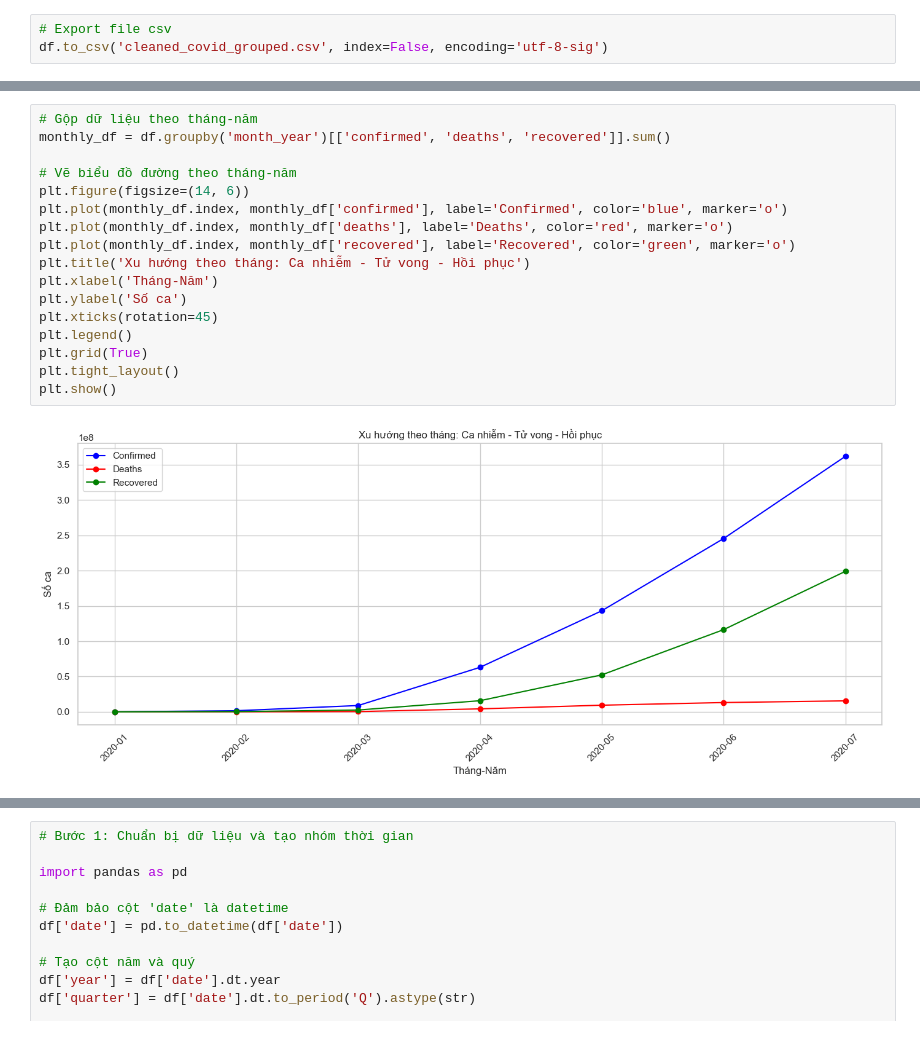
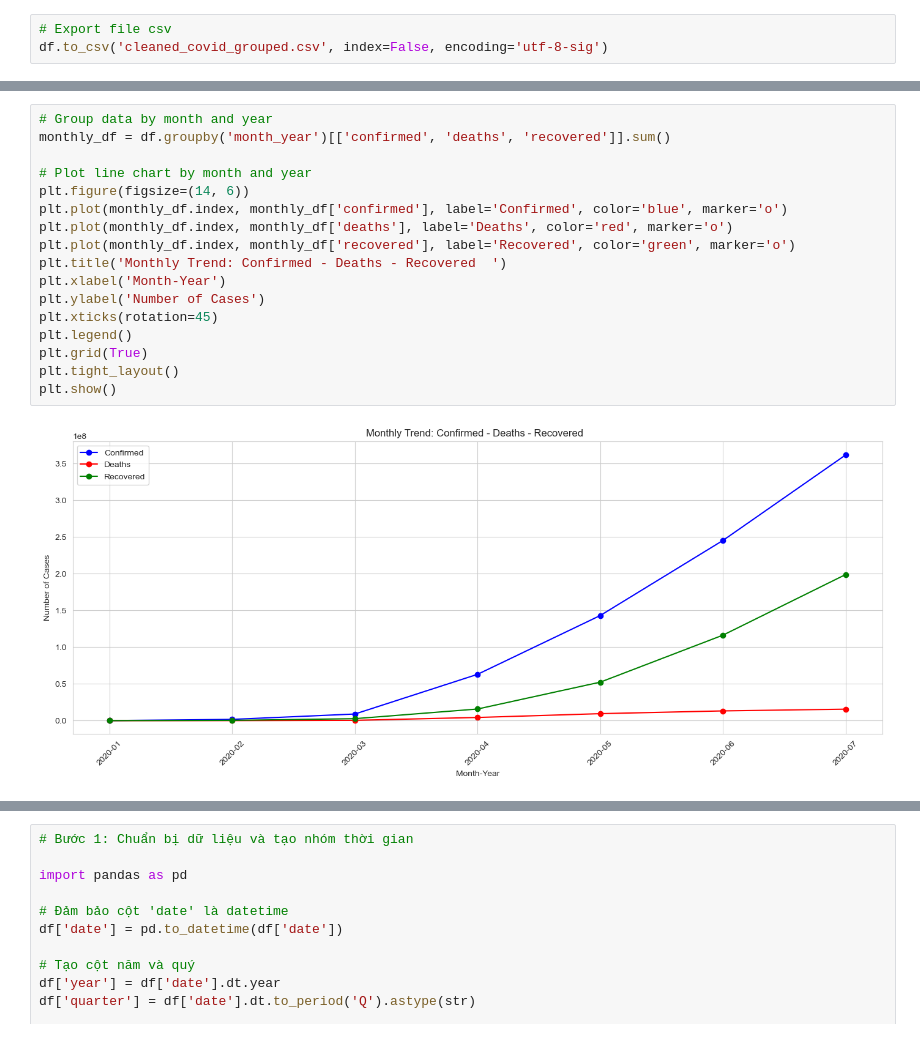
Before and after one commit to DuyLinh-Data/DA_self_learning, a Jupyter notebook: Stats_covid19/Stats_covid19.ipynb, the cells around one changed output, grey strips where cells are left out. Cells and saved outputs as stored; diff of their text form.

```diff
--- a/Stats_covid19/Stats_covid19.ipynb
+++ b/Stats_covid19/Stats_covid19.ipynb
@@ -419,22 +418,22 @@ plt.show()
 # %%
-# Gộp dữ liệu theo tháng-năm
+# Group data by month and year
 monthly_df = df.groupby('month_year')[['confirmed', 'deaths', 'recovered']].sum()
 
-# Vẽ biểu đồ đường theo tháng-năm
+# Plot line chart by month and year
 plt.figure(figsize=(14, 6))
 plt.plot(monthly_df.index, monthly_df['confirmed'], label='Confirmed', color='blue', marker='o')
 plt.plot(monthly_df.index, monthly_df['deaths'], label='Deaths', color='red', marker='o')
 plt.plot(monthly_df.index, monthly_df['recovered'], label='Recovered', color='green', marker='o')
-plt.title('Xu hướng theo tháng: Ca nhiễm - Tử vong - Hồi phục')
-plt.xlabel('Tháng-Năm')
-plt.ylabel('Số ca')
+plt.title('Monthly Trend: Confirmed - Deaths - Recovered  ')
+plt.xlabel('Month-Year')
+plt.ylabel('Number of Cases')
 plt.xticks(rotation=45)
 plt.legend()
 plt.grid(True)
 plt.tight_layout()
 plt.show()
 # %% [output]
-[figure, old version]
+[figure, new version]
 # %%
 peak_confirmed = daily_df['confirmed'].idxmax()
 peak_deaths = daily_df['deaths'].idxmax()
```
Also changed, not shown: parts of 100 cells of this notebook.
